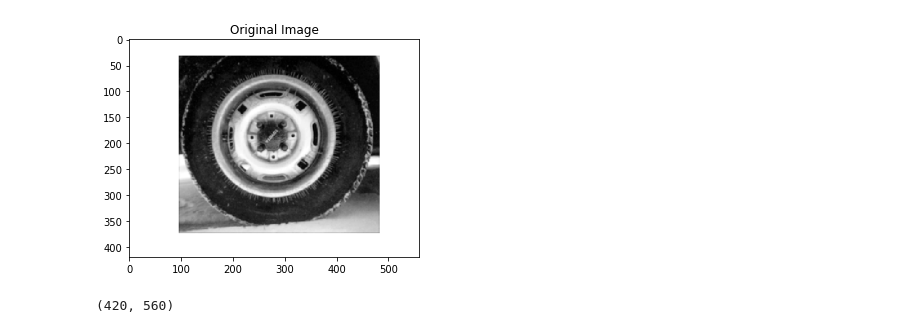
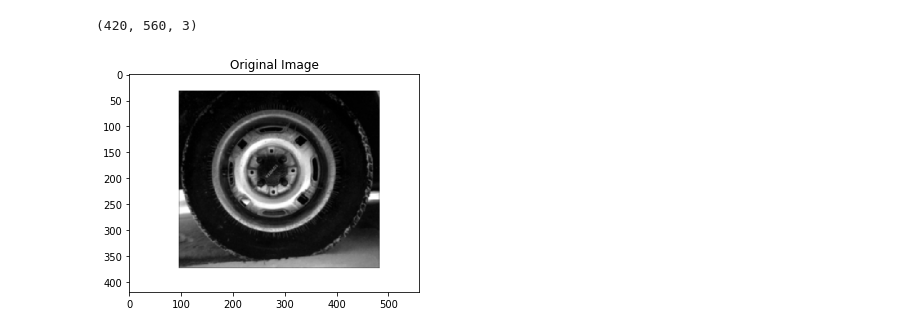
Before and after one commit to ahmadzaidan99/DL-Course-2021, a Jupyter notebook: HW2/HW2.ipynb, the cells around one changed output. Drawn from its saved outputs; the diff is of its cells as text; code cells hidden in the pictures.

```diff
--- a/HW2/HW2.ipynb
+++ b/HW2/HW2.ipynb
@@ -6,16 +5,12 @@ from matplotlib import pyplot as plt
+# %%
+img = imageio.imread('tireRotation_01.png')
+img.shape
+# %% [output]
+(420, 560, 3)
 # %%
-#show Original Image
-plt.imshow(img,cmap='gray')
+#To display image before equalization
+plt.imshow(img)
 plt.title('Original Image')
 plt.show()
 # %% [output]
-[figure, old version]
+[figure, new version]
-# %%
-#create  x,y and fill with zeros
-x= np.zeros((256,),dtype=np.float16)
-y= np.zeros((256,),dtype=np.float16)
-
-h,w=img.shape
-h,w
-# %% [output]
-(420, 560)
```
Also changed, not shown: parts of 5 cells of this notebook.
